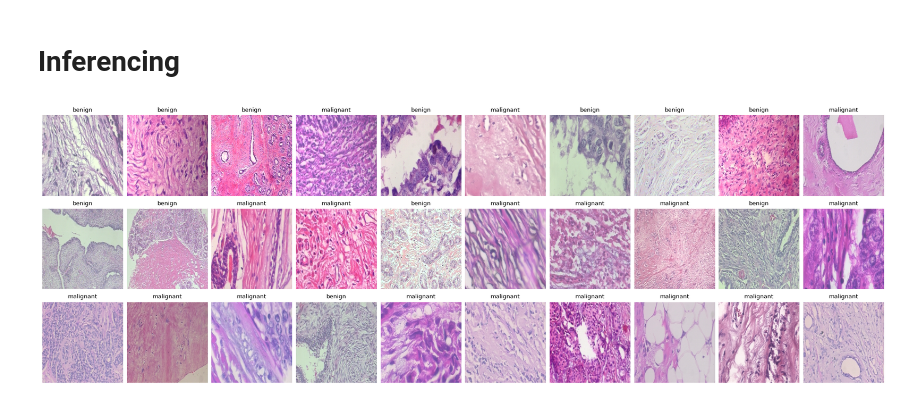
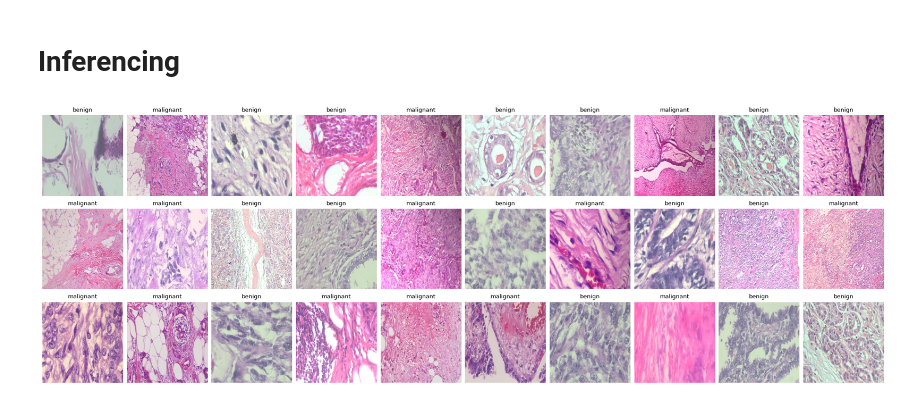
Before and after one commit to makonhakony/Multi-Stage-Classification-BreakHis, a Jupyter notebook: multi-stage-classification-breakhis.ipynb, the cells around one changed output. Saved outputs shown, nothing was run; the diff lists cells and outputs as text; code cells hidden in the pictures.

Commit message:
Kaggle Notebook | Multi-Stage-Classification-BreakHis | Version 4

```diff
--- a/multi-stage-classification-breakhis.ipynb
+++ b/multi-stage-classification-breakhis.ipynb
@@ -218,18 +213,18 @@ test     13665
 Name: count, dtype: int64
 # %%
-benign_paths = data[data['label'] == 'benign']['path'][:10]
-malignant_paths = data[data['label'] == 'malignant']['path'][:10]
+benign_paths = data[data['label'] == 'benign']['file_path'][:10]
+malignant_paths = data[data['label'] == 'malignant']['file_path'][:10]
 
 
 fig, axs = plt.subplots(2, 10, figsize=(15, 5))
 for i, path in enumerate(benign_paths):
-    img = plt.imread(kaggle_path + img_path + path)
+    img = plt.imread(path)
     axs[0, i].imshow(img)
     axs[0, i].axis('off')
     axs[0, i].set_title(f'Benign {i+1}')
 
 for i, path in enumerate(malignant_paths):
-    img = plt.imread(kaggle_path + img_path + path)
+    img = plt.imread(path)
     axs[1, i].imshow(img)
     axs[1, i].axis('off')
     axs[1, i].set_title(f'Malignant {i+1}')
@@ -258,9 +253,8 @@ Input size 224
 Split Train and Validation set to 80% and 20% of original Traing set accordingly
 # %%
 # remove 600 from dataset for testing
-df_test = data.groupby('label').sample(n=300)
-df_train = data.drop(df_test.index).reset_index(drop=True)
-df_test = df_test.reset_index(drop=True)
+df_test = data[data['grp'] == 'test']
+df_train = data[data['grp'] == 'train']
 
 # split training and validation set
 df_val = df_train.sample(frac=0.2)
@@ -337,8 +336,8 @@ def resize_rescale(image, label):
     img = tf.image.resize(img, [IMAGE_SIZE, IMAGE_SIZE])/255
     return img, label
 
-train_loader = tf.data.Dataset.from_tensor_slices((img_dir+df_train.path, df_train.label_int))
-valid_loader = tf.data.Dataset.from_tensor_slices((img_dir+df_val.path, df_val.label_int))
+train_loader = tf.data.Dataset.from_tensor_slices((df_train.file_path, df_train.label_int))
+valid_loader = tf.data.Dataset.from_tensor_slices((df_val.file_path, df_val.label_int))
 
 train_ds = (
     train_loader.shuffle(len(df_train))
@@ -501,7 +498,7 @@ plt.show()
 # %%
 
 df_test = df_test.sample(frac=1).reset_index(drop=True)
-test_ds = tf.data.Dataset.from_tensor_slices(img_dir+df_test.path)
+test_ds = tf.data.Dataset.from_tensor_slices(df_test.file_path)
 test_ds = test_ds.map(decode_test,num_parallel_calls=AUTOTUNE).batch(len(df_test))
 test_img = next(iter(test_ds))
 test_index = df_test.label_int.values
@@ -522,19 +519,19 @@ cm = skplt.metrics.plot_confusion_matrix(test_label, pred_label, figsize=(8, 8),
 # %% [markdown]
 # Inferencing
 # %%
-prediction_df = pd.DataFrame({'filename':df_test.filename.values,'actual':df_test.label.values, 'prediction': np.squeeze(pred_label),'path':df_test.path.values,})
+prediction_df = pd.DataFrame({'filename':df_test.filename.values,'actual':df_test.label.values, 'prediction': np.squeeze(pred_label),'path':df_test.file_path.values,})
 wrong_df = prediction_df[prediction_df.actual != prediction_df.prediction].reset_index(drop=True)
 
 #view first 30 prediction
 plt.figure(figsize=(25,8))
 plt.rcParams.update({'font.size': 8})
 plt.subplots_adjust(wspace=0.05, hspace=0.15)
 for i in range(30):
     ax = plt.subplot(3, 10, i + 1)
     shape = str(test_img[i].numpy().shape)
     plt.imshow(test_img[i].numpy())
     plt.title(pred_label[i][0])
     plt.axis("off")
     plt.tight_layout
 # %% [output]
-[figure, old version]
+[figure, new version]
```
Also changed, not shown: parts of 9 cells of this notebook.
